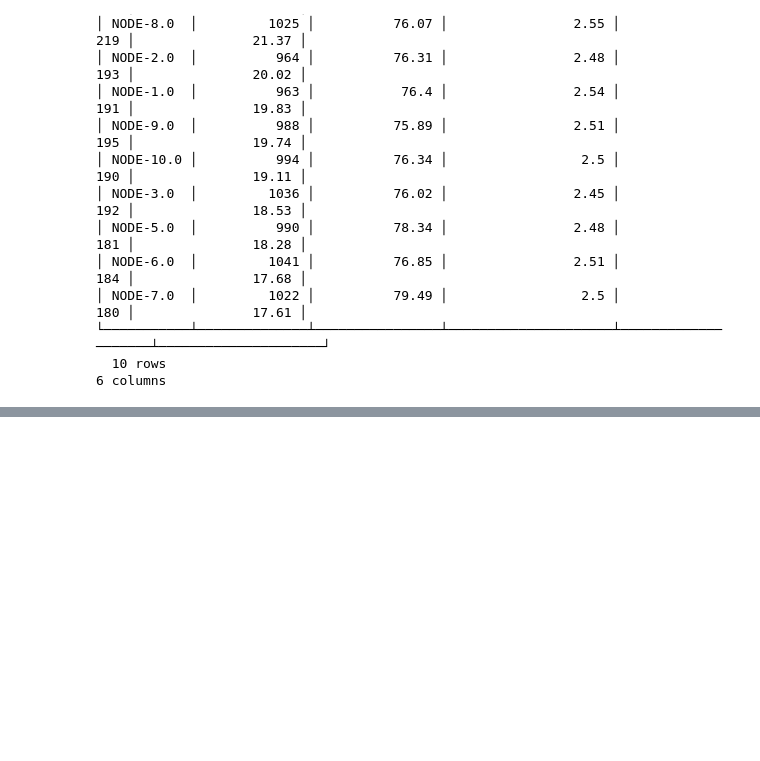
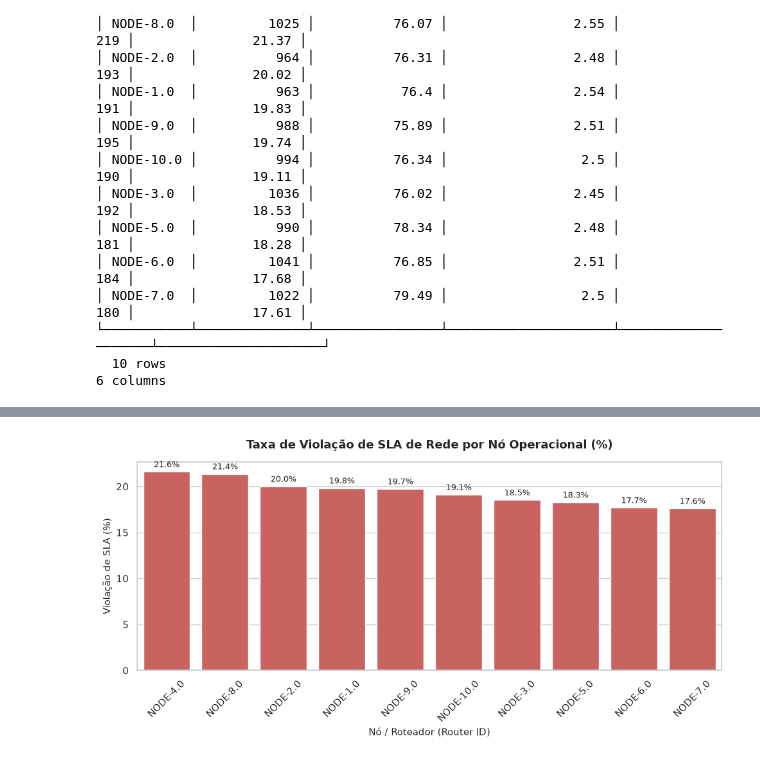
Before and after one commit to aestevaomoraes/telco-analytics-platform, a Jupyter notebook: telco_analytics/exploracao_telemetria.ipynb, the cells around one changed output, grey strips where cells are left out. Saved outputs shown, nothing was run; the diff lists cells and outputs as text; code cells hidden in the pictures; blank space fills up the shorter version.

```diff
--- a/telco_analytics/exploracao_telemetria.ipynb
+++ b/telco_analytics/exploracao_telemetria.ipynb
@@ -74,0 +118,26 @@ con.close()
+# %%
+plt.figure(figsize=(10, 5))
+
+ax = sns.barplot(
+    data=df_health,
+    x="router_id",
+    y="sla_breach_rate_pct",
+    color="#d9534f"
+)
+
+plt.title("Taxa de Violação de SLA de Rede por Nó Operacional (%)", fontsize=13, pad=15, weight="bold")
+plt.xlabel("Nó / Roteador (Router ID)", fontsize=11)
+plt.ylabel("Violação de SLA (%)", fontsize=11)
+plt.xticks(rotation=45)
+
+for p in ax.patches:
+    ax.annotate(f"{p.get_height():.1f}%",
+                (p.get_x() + p.get_width() / 2., p.get_height()),
+                ha='center', va='bottom', fontsize=9, xytext=(0, 3),
+                textcoords='offset points')
+
+plt.tight_layout()
+plt.savefig("sla_breach_ranking.png", dpi=300)
+plt.show()
+# %% [output]
+[figure, added]
```
Also changed, not shown: parts of 6 cells of this notebook, 3 other files.
